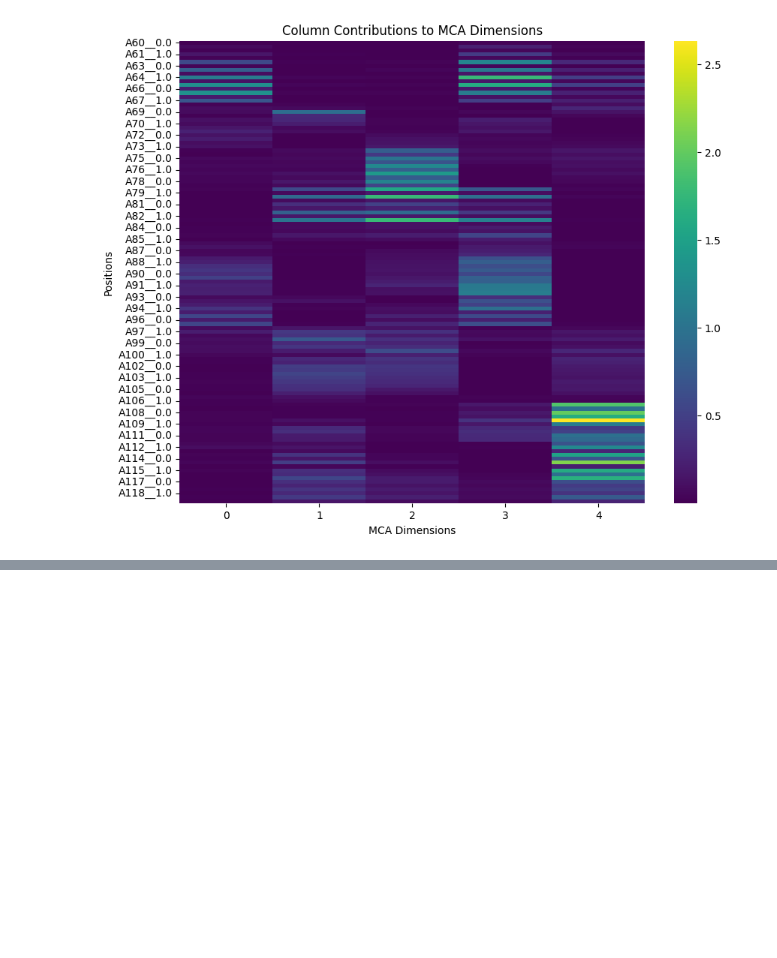
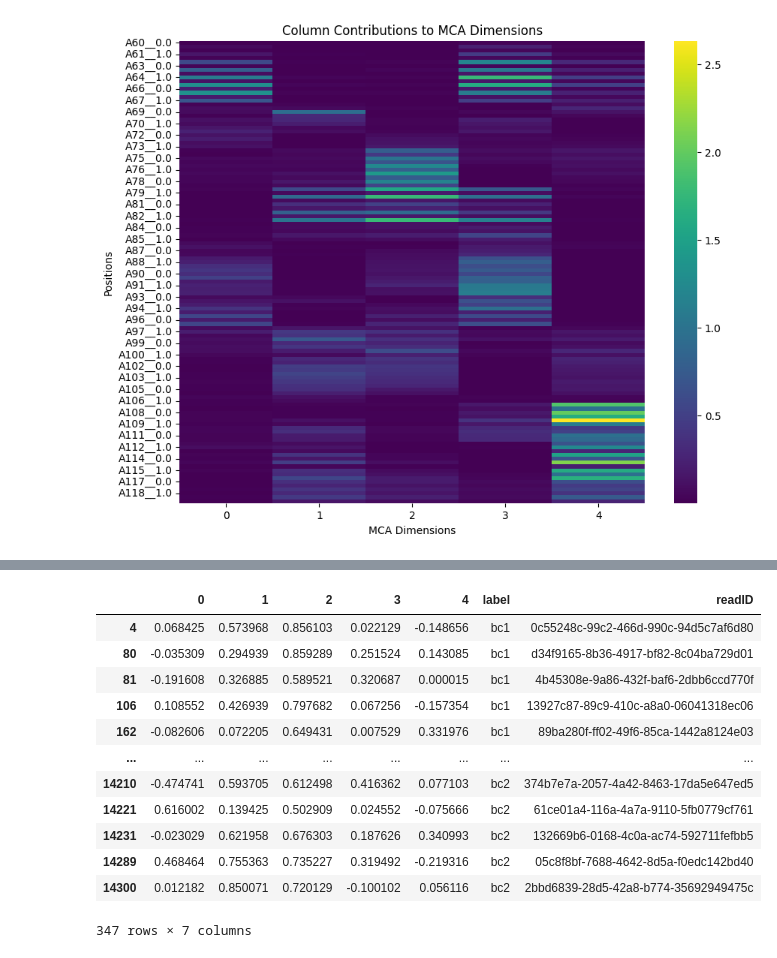
Before and after one commit to lihetran/mRNP_Shadowing, a Jupyter notebook: scripts/JANP-132_Analysis.ipynb, the cells around one changed output, grey strips where cells are left out. Cells and saved outputs as stored; diff of their text form; code cells hidden in the pictures; blank space fills up the shorter version.

```diff
--- a/scripts/JANP-132_Analysis.ipynb
+++ b/scripts/JANP-132_Analysis.ipynb
@@ -271,0 +295,18 @@ A119__1.0  0.003775  0.151948  0.076258  0.021647  0.255940
+# %%
+# get reads where dimension 2 is > 0.5
+filtered_reads = X_mca[X_mca[2] > 0.5]
+filtered_reads
+# %% [output]
+|  | 0 | 1 | 2 | 3 | 4 | label | readID |
+| 4 | 0.068425 | 0.573968 | 0.856103 | 0.022129 | -0.148656 | bc1 | 0c55248c-99c2-466d-990c-94d5c7af6d80 |
+| 80 | -0.035309 | 0.294939 | 0.859289 | 0.251524 | 0.143085 | bc1 | d34f9165-8b36-4917-bf82-8c04ba729d01 |
+| 81 | -0.191608 | 0.326885 | 0.589521 | 0.320687 | 0.000015 | bc1 | 4b45308e-9a86-432f-baf6-2dbb6ccd770f |
+| 106 | 0.108552 | 0.426939 | 0.797682 | 0.067256 | -0.157354 | bc1 | 13927c87-89c9-410c-a8a0-06041318ec06 |
+| 162 | -0.082606 | 0.072205 | 0.649431 | 0.007529 | 0.331976 | bc1 | 89ba280f-ff02-49f6-85ca-1442a8124e03 |
+| ... | ... | ... | ... | ... | ... | ... | ... |
+| 14210 | -0.474741 | 0.593705 | 0.612498 | 0.416362 | 0.077103 | bc2 | 374b7e7a-2057-4a42-8463-17da5e647ed5 |
+| 14221 | 0.616002 | 0.139425 | 0.502909 | 0.024552 | -0.075666 | bc2 | 61ce01a4-116a-4a7a-9110-5fb0779cf761 |
+| 14231 | -0.023029 | 0.621958 | 0.676303 | 0.187626 | 0.340993 | bc2 | 132669b6-0168-4c0a-ac74-592711fefbb5 |
+| 14289 | 0.468464 | 0.755363 | 0.735227 | 0.319492 | -0.219316 | bc2 | 05c8f8bf-7688-4642-8d5a-f0edc142bd40 |
+| 14300 | 0.012182 | 0.850071 | 0.720129 | -0.100102 | 0.056116 | bc2 | 2bbd6839-28d5-42a8-b774-35692949475c |
+347 rows × 7 columns
```
Also changed, not shown: parts of 5 cells of this notebook.
